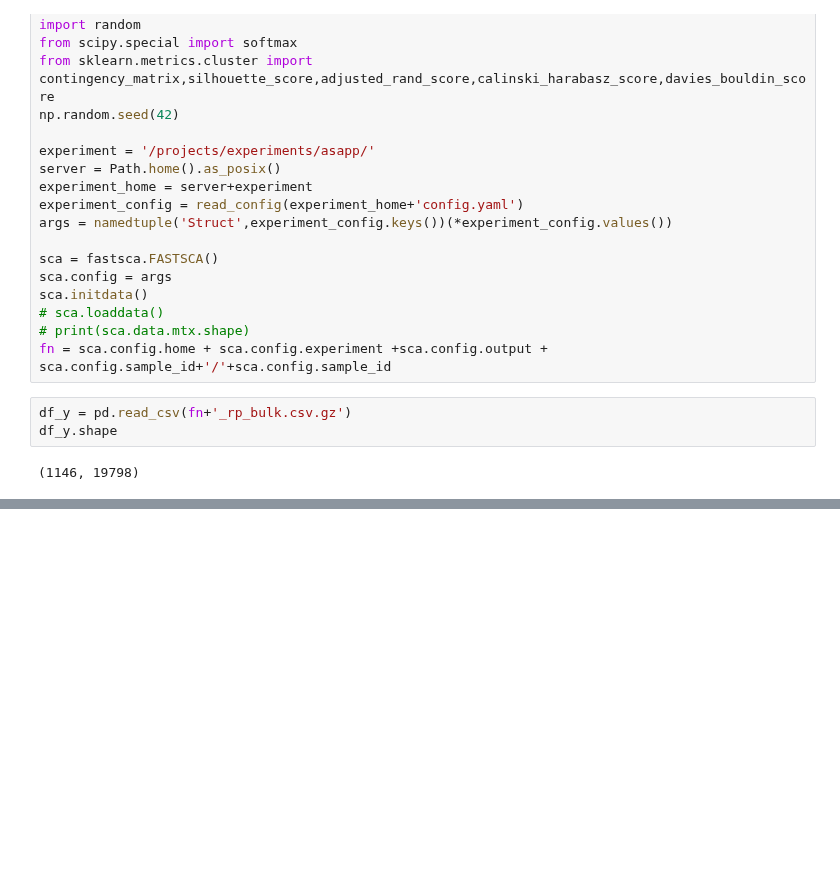
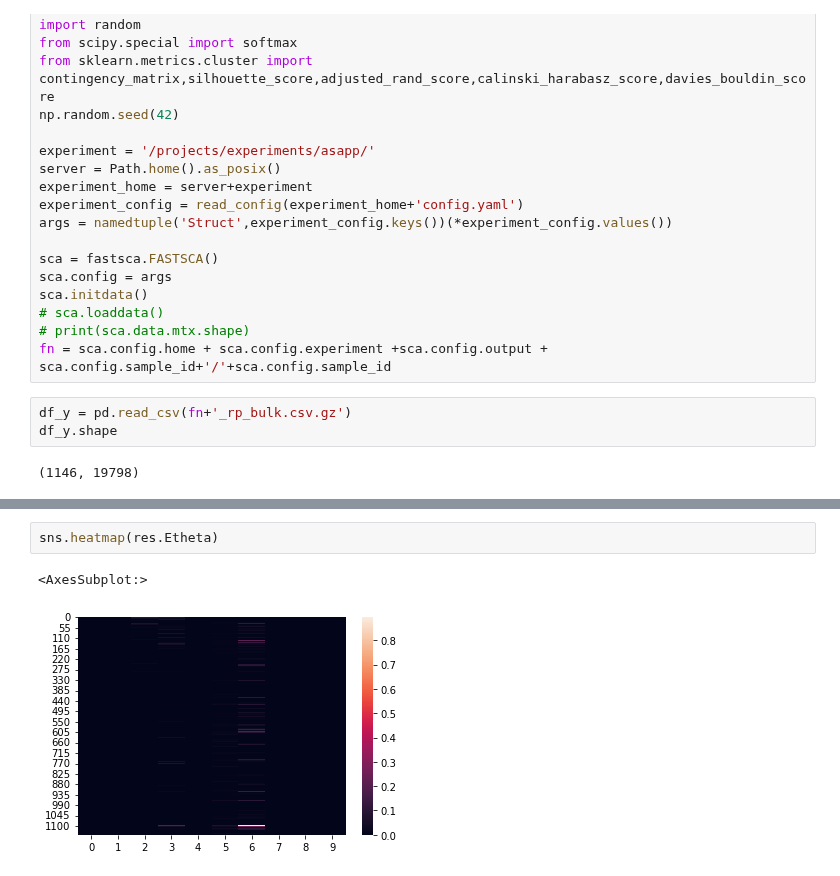
Before and after one commit to causalpathlab/asapp, a Jupyter notebook: asapp/wip.ipynb, the cells around one changed output, grey strips where cells are left out. Cells and saved outputs as stored; diff of their text form; blank space fills up the shorter version.

```diff
--- a/asapp/wip.ipynb
+++ b/asapp/wip.ipynb
@@ -114,0 +123,5 @@ df_top
+# %%
+sns.heatmap(res.Etheta)
+# %% [output]
+<AxesSubplot:>
+[figure, added]
```
Also changed, not shown: parts of 9 cells of this notebook, 3 other files.
